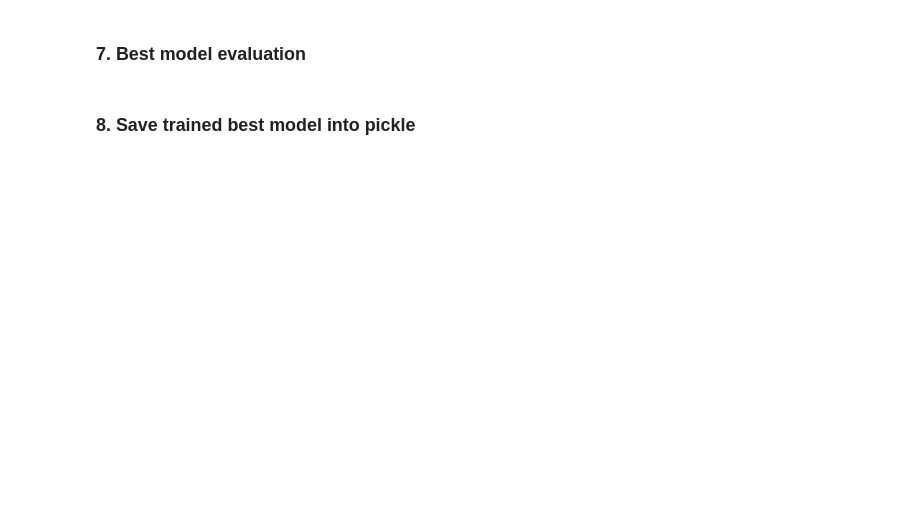
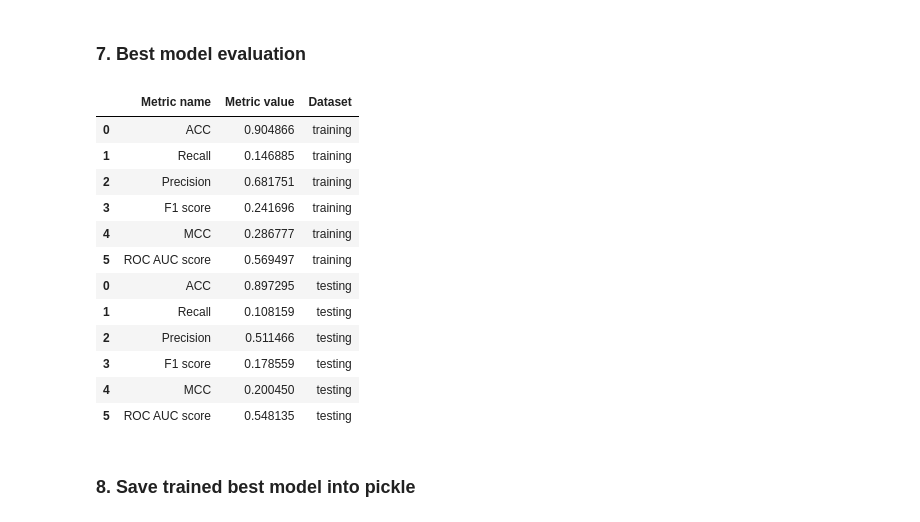
Before and after one commit to paulkli355/HeartFailure_Classification, a Jupyter notebook: ml_classif_pipeline.ipynb, the cells around one changed output. Saved outputs shown, nothing was run; the diff lists cells and outputs as text; code cells hidden in the pictures; blank space fills up the shorter version.

```diff
--- a/ml_classif_pipeline.ipynb
+++ b/ml_classif_pipeline.ipynb
@@ -303,8 +303,7 @@ if fix_imbalanced_dataset:
     pipe5 = Pipeline([('sampler', sampler),
                     ('RF', clf5)])
 
-    pipe6 = Pipeline([('scaler', StandardScaler()),
-                    ('sampler', sampler),
+    pipe6 = Pipeline([('sampler', sampler),
                     ('XGB', clf6)])
 
     pipe7 = Pipeline([('scaler', StandardScaler()),
@@ -326,9 +325,6 @@ else:
     pipe4 = Pipeline([('scaler', StandardScaler()),
                     ('SVM', clf4)])
 
-    pipe6 = Pipeline([('scaler', StandardScaler()),
-                    ('XGB', clf6)])
-
     pipe7 = Pipeline([('scaler', StandardScaler()),
                     ('GNB', clf7)])
 
@@ -385,9 +381,9 @@ param_grid8 = [{'NC__shrink_threshold': np.arange(0, 1.01, 0.01),
 gridcvs = {}
 inner_cv = StratifiedKFold(n_splits=2, shuffle=True, random_state=1)
 
-for pgrid, est, name in zip((param_grid1, param_grid3, param_grid4, param_grid5, param_grid6, param_grid7),
-                            (pipe1, clf3, pipe4, clf5, pipe6, pipe7),
-                            ('Softmax', 'DTree', 'SVM', 'RForest', 'XGB', 'NB')):
+for pgrid, est, name in zip((param_grid1, param_grid6),
+                            (pipe1, clf6),
+                            ('LR', 'aXGB')):
     gcv = GridSearchCV(estimator=est,
                        param_grid=pgrid,
                     #    scoring='accuracy',
@@ -568,14 +540,14 @@ MemoryError: could not allocate 2097152 bytes
 # %% [markdown]
 ### 6. Best model training
 # %%
-gcv_model_select = GridSearchCV(estimator=clf5,
-                                param_grid=param_grid5,
+gcv_model_select = GridSearchCV(estimator=clf6,
+                                param_grid=param_grid6,
                                 scoring='f1',
                                 n_jobs=-1,
                                 cv=outer_cv,
                                 verbose=1,
                                 refit=True)
 
-gcv_model_select.fit(X_train[[common_features]], y_train)
+gcv_model_select.fit(X_train[common_features], y_train)
 print('Best CV F1 score: %.2f%%' % (gcv_model_select.best_score_*100))
 print('Best parameters:', gcv_model_select.best_params_)
@@ -589,22 +568,22 @@ print('Best parameters:', gcv_model_select.best_params_)
 # gcv_model_select.fit(X_train, y_train)
 
 train_acc = accuracy_score(y_true=y_train, y_pred=gcv_model_select.predict(X_train[common_features]))
-test_acc = accuracy_score(y_true=y_test, y_pred=gcv_model_select.predict(X_test))
+test_acc = accuracy_score(y_true=y_test, y_pred=gcv_model_select.predict(X_test[common_features]))
 
 train_recall = recall_score(y_true=y_train, y_pred=gcv_model_select.predict(X_train[common_features]))
-test_recall = recall_score(y_true=y_test, y_pred=gcv_model_select.predict(X_test))
+test_recall = recall_score(y_true=y_test, y_pred=gcv_model_select.predict(X_test[common_features]))
 
 train_precision = precision_score(y_true=y_train, y_pred=gcv_model_select.predict(X_train[common_features]))
-test_precision = precision_score(y_true=y_test, y_pred=gcv_model_select.predict(X_test))
+test_precision = precision_score(y_true=y_test, y_pred=gcv_model_select.predict(X_test[common_features]))
 
 train_f1 = f1_score(y_true=y_train, y_pred=gcv_model_select.predict(X_train[common_features]))
-test_f1 = f1_score(y_true=y_test, y_pred=gcv_model_select.predict(X_test))
+test_f1 = f1_score(y_true=y_test, y_pred=gcv_model_select.predict(X_test[common_features]))
 
 tarin_mcc = matthews_corrcoef(y_true=y_train, y_pred=gcv_model_select.predict(X_train[common_features]))
-test_mcc = matthews_corrcoef(y_true=y_test, y_pred=gcv_model_select.predict(X_test))
+test_mcc = matthews_corrcoef(y_true=y_test, y_pred=gcv_model_select.predict(X_test[common_features]))
 
-tarin_roc_auc = roc_auc_score(y_true=y_train, y_pred=gcv_model_select.predict(X_train[common_features]))
-test_roc_auc = roc_auc_score(y_true=y_test, y_pred=gcv_model_select.predict(X_test))
+tarin_roc_auc = roc_auc_score(y_true=y_train, y_score=gcv_model_select.predict(X_train[common_features]))
+test_roc_auc = roc_auc_score(y_true=y_test, y_score=gcv_model_select.predict(X_test[common_features]))
 
 train_scores = {
     'ACC': train_acc,
@@ -632,8 +611,24 @@ test_scores_df['Dataset'] = 'testing'
 
 model_scores_df = pd.concat([train_scores_df, test_scores_df], axis=0)
 
-print('Training Accuracy: %.2f%%' % (100 * train_acc))
-print('Test Accuracy: %.2f%%' % (100 * test_acc))
+# print('Training Accuracy: %.2f%%' % (100 * train_acc))
+# print('Test Accuracy: %.2f%%' % (100 * test_acc))
+# %%
+model_scores_df
+# %% [output]
+|  | Metric name | Metric value | Dataset |
+| 0 | ACC | 0.904866 | training |
+| 1 | Recall | 0.146885 | training |
+| 2 | Precision | 0.681751 | training |
+| 3 | F1 score | 0.241696 | training |
+| 4 | MCC | 0.286777 | training |
+| 5 | ROC AUC score | 0.569497 | training |
+| 0 | ACC | 0.897295 | testing |
+| 1 | Recall | 0.108159 | testing |
+| 2 | Precision | 0.511466 | testing |
+| 3 | F1 score | 0.178559 | testing |
+| 4 | MCC | 0.200450 | testing |
+| 5 | ROC AUC score | 0.548135 | testing |
 # %% [markdown]
 ### 8. Save trained best model into pickle
 # %%
```
Also changed, not shown: parts of 6 cells of this notebook, 2 other files.
